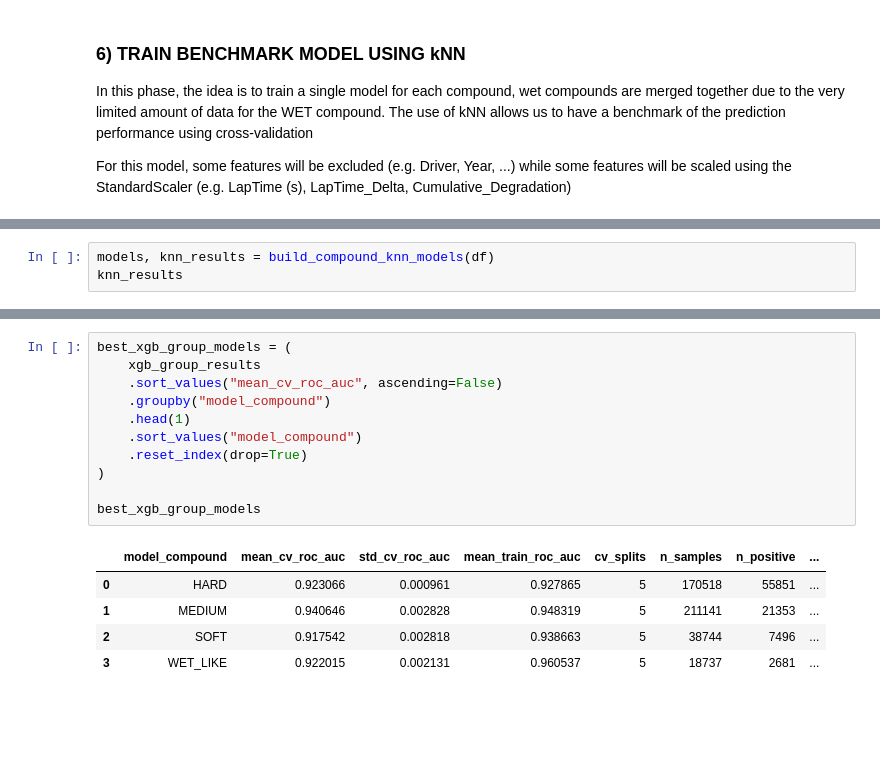
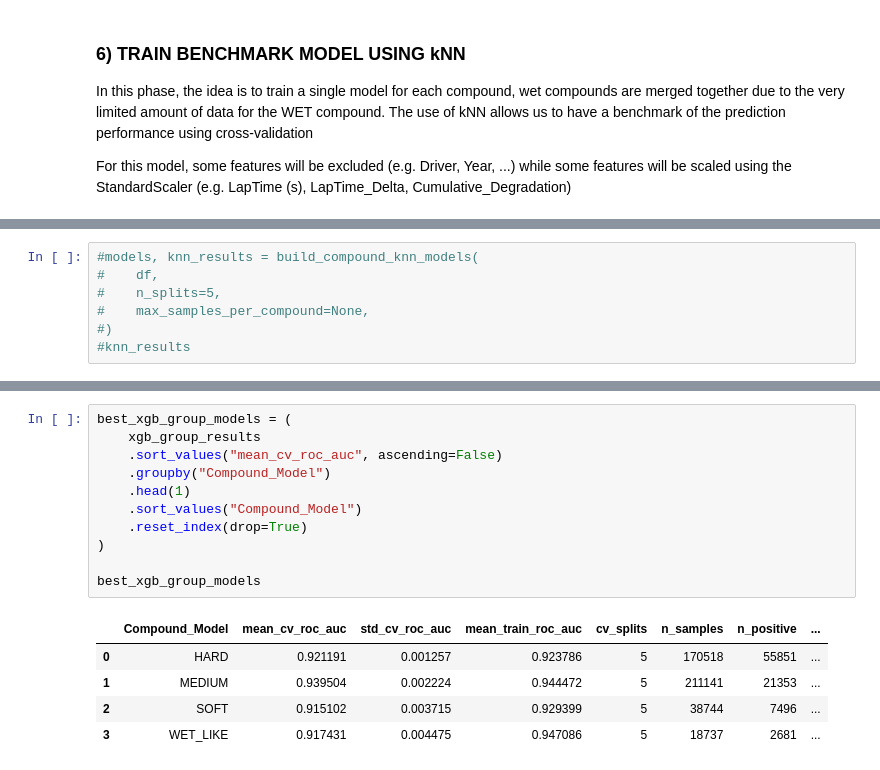
Before and after one commit to giacomoscanavini/data_science_notebooks, a Jupyter notebook: project_predicting_f1_pit_stops/predicting_f1_pit_stops.ipynb, the cells around one changed output, grey strips where cells are left out. Drawn from its saved outputs; the diff is of its cells as text; blank space fills up the shorter version.

```diff
--- a/project_predicting_f1_pit_stops/predicting_f1_pit_stops.ipynb
+++ b/project_predicting_f1_pit_stops/predicting_f1_pit_stops.ipynb
@@ -964,6 +962,10 @@ def build_compound_knn_models(
 
     return models, results_df
 # %%
-models, knn_results = build_compound_knn_models(df)
-knn_results
+#models, knn_results = build_compound_knn_models(
+#    df,
+#    n_splits=5,
+#    max_samples_per_compound=None,
+#)
+#knn_results
 # %% [output]
@@ -1318,20 +1244,20 @@ KeyboardInterrupt:
 # %%
 best_xgb_group_models = (
     xgb_group_results
     .sort_values("mean_cv_roc_auc", ascending=False)
-    .groupby("model_compound")
+    .groupby("Compound_Model")
     .head(1)
-    .sort_values("model_compound")
+    .sort_values("Compound_Model")
     .reset_index(drop=True)
 )
 
 best_xgb_group_models
 # %% [output]
-|  | model_compound | mean_cv_roc_auc | std_cv_roc_auc | mean_train_roc_auc | cv_splits | n_samples | n_positive | ... |
-| 0 | HARD | 0.923066 | 0.000961 | 0.927865 | 5 | 170518 | 55851 | ... |
-| 1 | MEDIUM | 0.940646 | 0.002828 | 0.948319 | 5 | 211141 | 21353 | ... |
-| 2 | SOFT | 0.917542 | 0.002818 | 0.938663 | 5 | 38744 | 7496 | ... |
-| 3 | WET_LIKE | 0.922015 | 0.002131 | 0.960537 | 5 | 18737 | 2681 | ... |
+|  | Compound_Model | mean_cv_roc_auc | std_cv_roc_auc | mean_train_roc_auc | cv_splits | n_samples | n_positive | ... |
+| 0 | HARD | 0.921191 | 0.001257 | 0.923786 | 5 | 170518 | 55851 | ... |
+| 1 | MEDIUM | 0.939504 | 0.002224 | 0.944472 | 5 | 211141 | 21353 | ... |
+| 2 | SOFT | 0.915102 | 0.003715 | 0.929399 | 5 | 38744 | 7496 | ... |
+| 3 | WET_LIKE | 0.917431 | 0.004475 | 0.947086 | 5 | 18737 | 2681 | ... |
 # %%
 def plot_compound_group_oof_roc_curves(
     df: pd.DataFrame,
```
Also changed, not shown: parts of 29 cells of this notebook, 1 other file.
